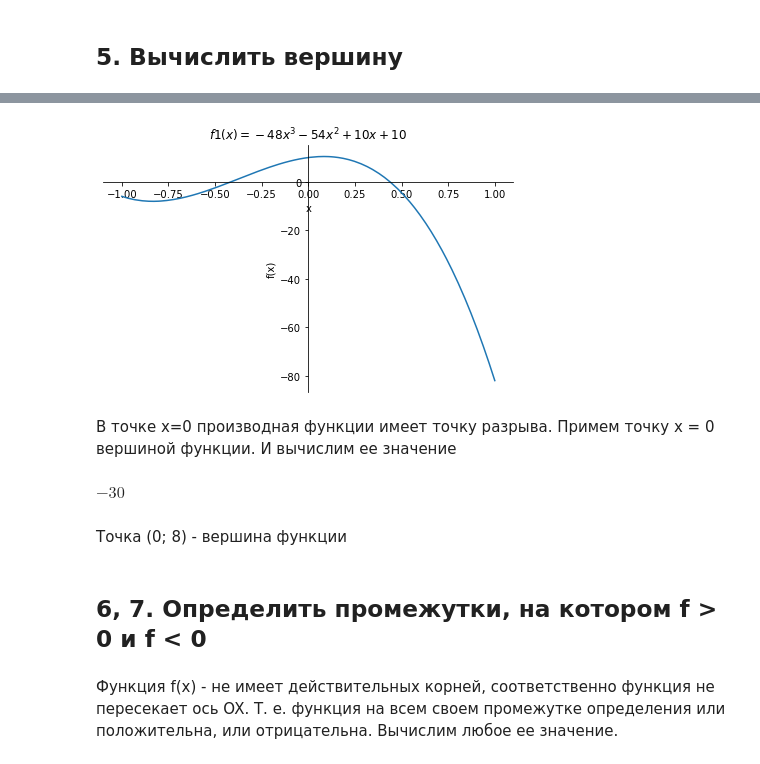
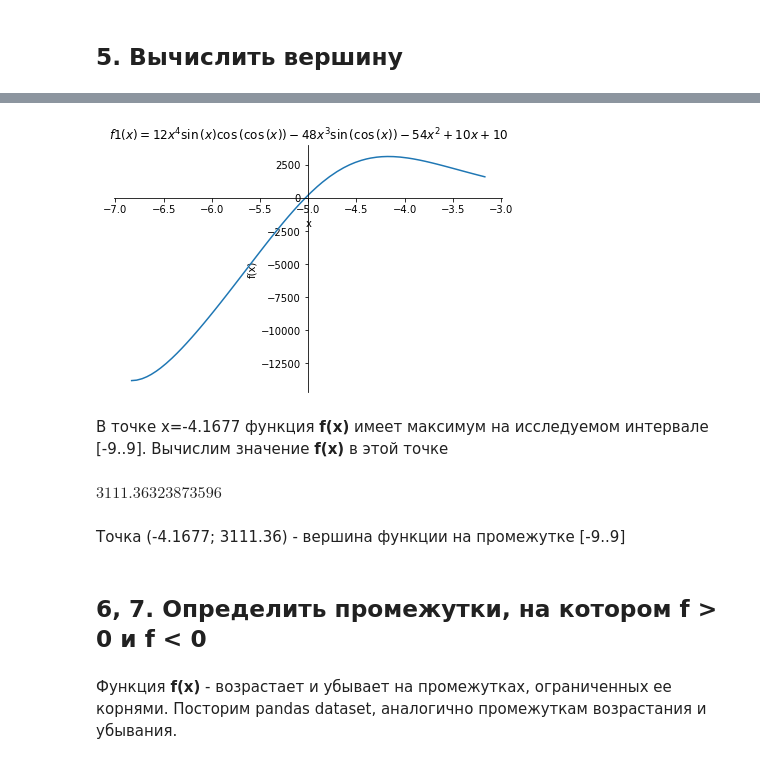
Before and after one commit to Zep314/PyHW11, a Jupyter notebook: task01.ipynb, the cells around one changed output, grey strips where cells are left out. Saved outputs shown, nothing was run; the diff lists cells and outputs as text; code cells hidden in the pictures.

```diff
--- a/task01.ipynb
+++ b/task01.ipynb
@@ -65,4 +56,5 @@ $\displaystyle 12 x^{4} \sin{\left(x \right)} \cos{\left(\cos{\left(x \right)} \
 # %%
-extremum_x = solve(f1,x) # значение X в точке экстремума
-extremum_x[0].n()
+extremum_f_set = list(set([nsolve(f1 , x) for x in range(-9, 9) if x not in [3]])) # значение X в точке экстремума
+extremum_f_set.sort()
+extremum_f_set
 # %% [output]
@@ -73,5 +66,16 @@ No algorithms are implemented to solve equation 24*x**4*(1 - tan((1 - tan(x/2)**
 # %%
-print(f.subs(x,-extremum_x[0]).n()) #
-print(f.subs(x,0).n())
-print(f.subs(x,extremum_x[0]).n())
+import pandas as pd
+import numpy as np
+my_df = pd.DataFrame({
+        'x':list(extremum_f_set),
+        'f(x)':[f.subs(x,x1) for x1 in extremum_f_set],
+        'f1(x)':[f1.subs(x,x1) for x1 in extremum_f_set],
+        'x_mid':[extremum_f_set[i]-((extremum_f_set[i]-extremum_f_set[i+1])/2)
+                 if i<len(extremum_f_set)-1 else np.nan for i in range(0,len(extremum_f_set))],
+        'f1(x_mid)':[f1.subs(x,extremum_f_set[i]-((extremum_f_set[i]-extremum_f_set[i+1])/2))
+                     if i<len(extremum_f_set)-1 else np.nan for i in range(0,len(extremum_f_set))]
+        })
+my_df['f(x)_increase']=np.where(pd.isnull(my_df['f1(x_mid)']),np.nan,
+                                np.where(my_df['f1(x_mid)']>0,1,-1))
+my_df
 # %% [output]
@@ -105,0 +112,3 @@ p.show()
+# %%
+idx = my_df[my_df['f(x)'] == my_df['f(x)'].iloc[1:-1].max()].index
+my_df.loc[idx,'x']
@@ -106,19 +120,20 @@ p.show()
 # %%
 str= latex(S(f1,evaluate = False))
-p = plot(f1,(x,-1,1), title = '$'+'f1(x)='+str+'$', show = False) # график производной
+p = plot(f,(x,my_df.loc[idx-1,'x'],my_df.loc[idx,'x']+1)
+         , title = '$'+'f1(x)='+str+'$', show = False) # график функции
 p.show()
 # %% [output]
-[figure, old version]
+[figure, new version]
 # %% [markdown]
-В точке x=0 производная функции имеет точку разрыва. Примем точку x = 0 вершиной функции. И вычислим ее значение
+В точке x=-4.1677 функция **f(x)** имеет максимум на исследуемом интервале \[-9..9\]. Вычислим значение **f(x)** в этой точке
 # %%
-f.subs(x,0)
+f.subs(x,my_df.loc[idx,'x'])
 # %% [output]
-$\displaystyle -30$
+$\displaystyle 3111.36323873596$
 # %% [markdown]
-Точка (0; 8) - вершина функции
+Точка (-4.1677; 3111.36) - вершина функции на промежутке \[-9..9\]
 # %% [markdown]
 ## 6, 7. Определить промежутки, на котором f > 0 и f < 0
 # %% [markdown]
-Функция f(x) - не имеет действительных корней, соответственно функция не пересекает ось OX. Т. е. функция на всем своем промежутке определения или положительна, или отрицательна. Вычислим любое ее значение.
+Функция **f(x)** - возрастает и убывает на промежутках, ограниченных ее корнями. Посторим pandas dataset, аналогично промежуткам возрастания и убывания.
 # %%
```
Also changed, not shown: parts of 24 cells of this notebook.
